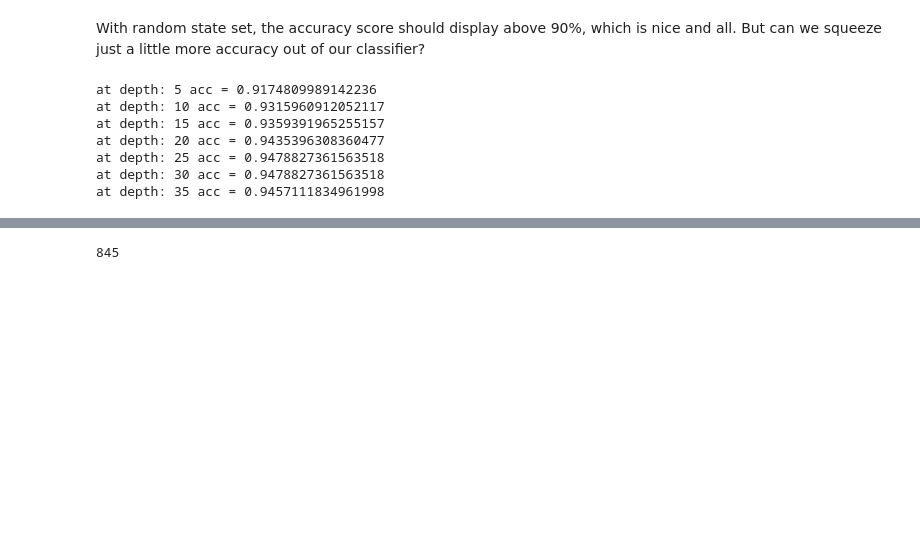
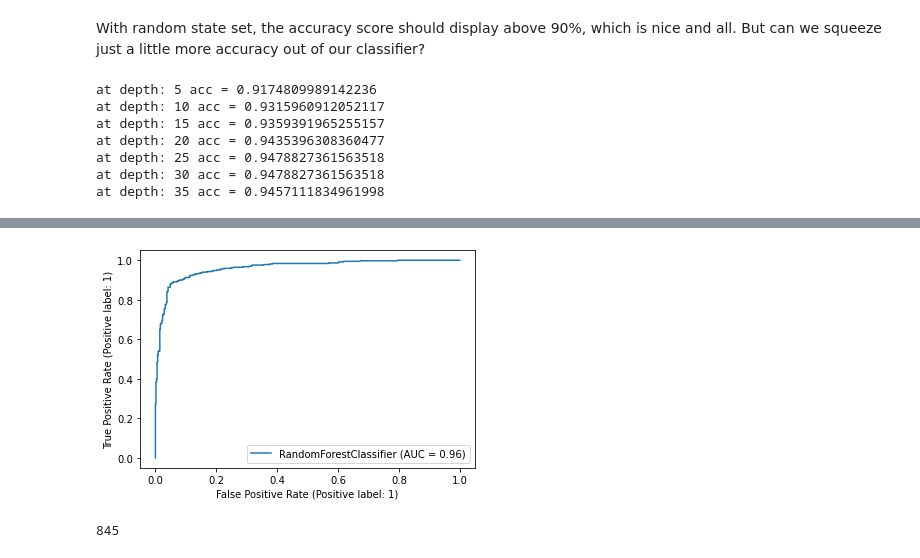
Before and after one commit to bdjulian/bdjulian.github.io, a Jupyter notebook: Projects/spam-minilab.ipynb, the cells around one changed output, grey strips where cells are left out. Cells and saved outputs as stored; diff of their text form; code cells hidden in the pictures; blank space fills up the shorter version.

```diff
--- a/Projects/spam-minilab.ipynb
+++ b/Projects/spam-minilab.ipynb
@@ -247,3 +255,8 @@ array([[529,  26],
+# %%
+ax = plt.gca()
+rfc_disp = plot_roc_curve(rf_classifier, X_test, y_test, ax=ax)
+# %% [output]
+[figure, added]
 # %%
 529 + 316
 # %% [output]
```
Also changed, not shown: parts of 4 cells of this notebook.
